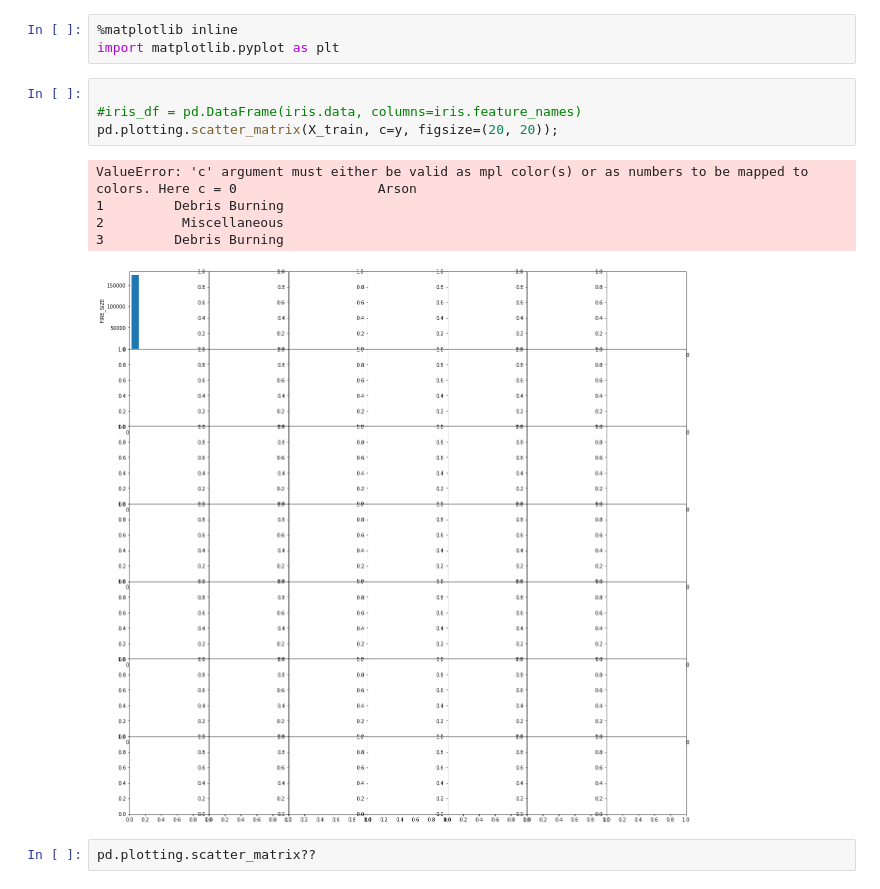
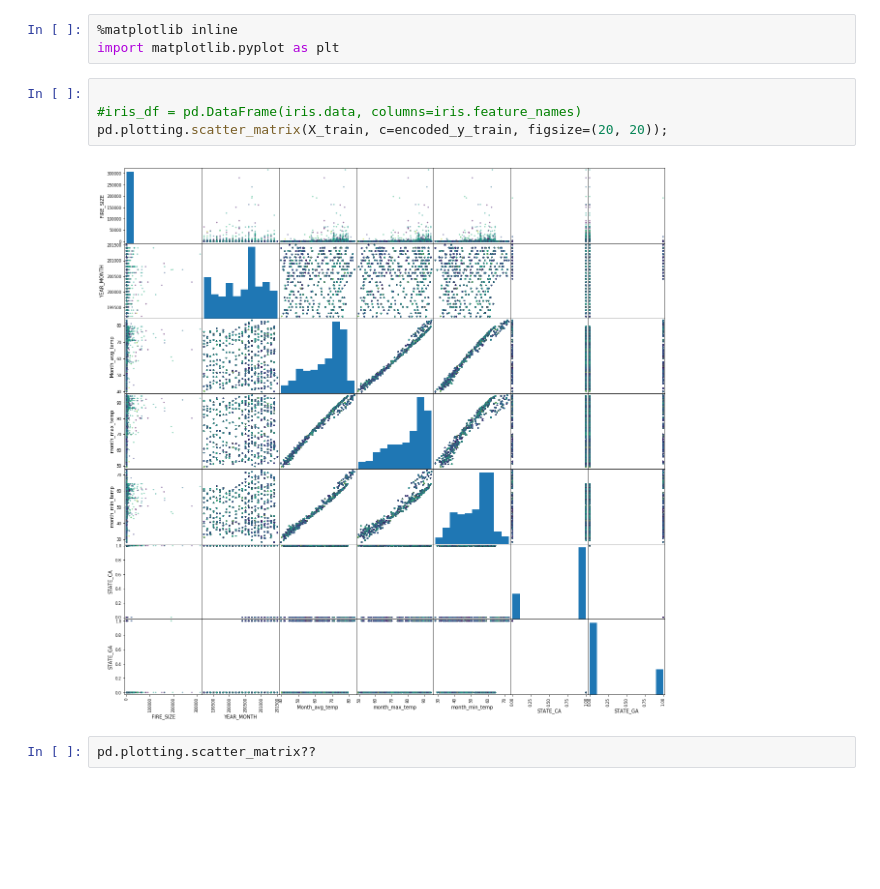
Before and after one commit to meharperjr/WyldFyrez-2.0, a Jupyter notebook: ML_WyldFyrez.ipynb, the cells around one changed output. Drawn from its saved outputs; the diff is of its cells as text; blank space fills up the shorter version.

Commit message:
Second Commit with Scatter Matrix

```diff
--- a/ML_WyldFyrez.ipynb
+++ b/ML_WyldFyrez.ipynb
@@ -166,13 +166,9 @@ import matplotlib.pyplot as plt
 # %%
 
 #iris_df = pd.DataFrame(iris.data, columns=iris.feature_names)
-pd.plotting.scatter_matrix(X_train, c=y, figsize=(20, 20));
+pd.plotting.scatter_matrix(X_train, c=encoded_y_train, figsize=(20, 20));
 # %% [output]
-ValueError: 'c' argument must either be valid as mpl color(s) or as numbers to be mapped to colors. Here c = 0                  Arson
-1         Debris Burning
-2          Miscellaneous
-3         Debris Burning
-[figure, old version]
+[figure, new version]
 # %%
 pd.plotting.scatter_matrix??
 # %% [markdown]
```
Also changed, not shown: parts of 1 cell of this notebook, 1 other file.
